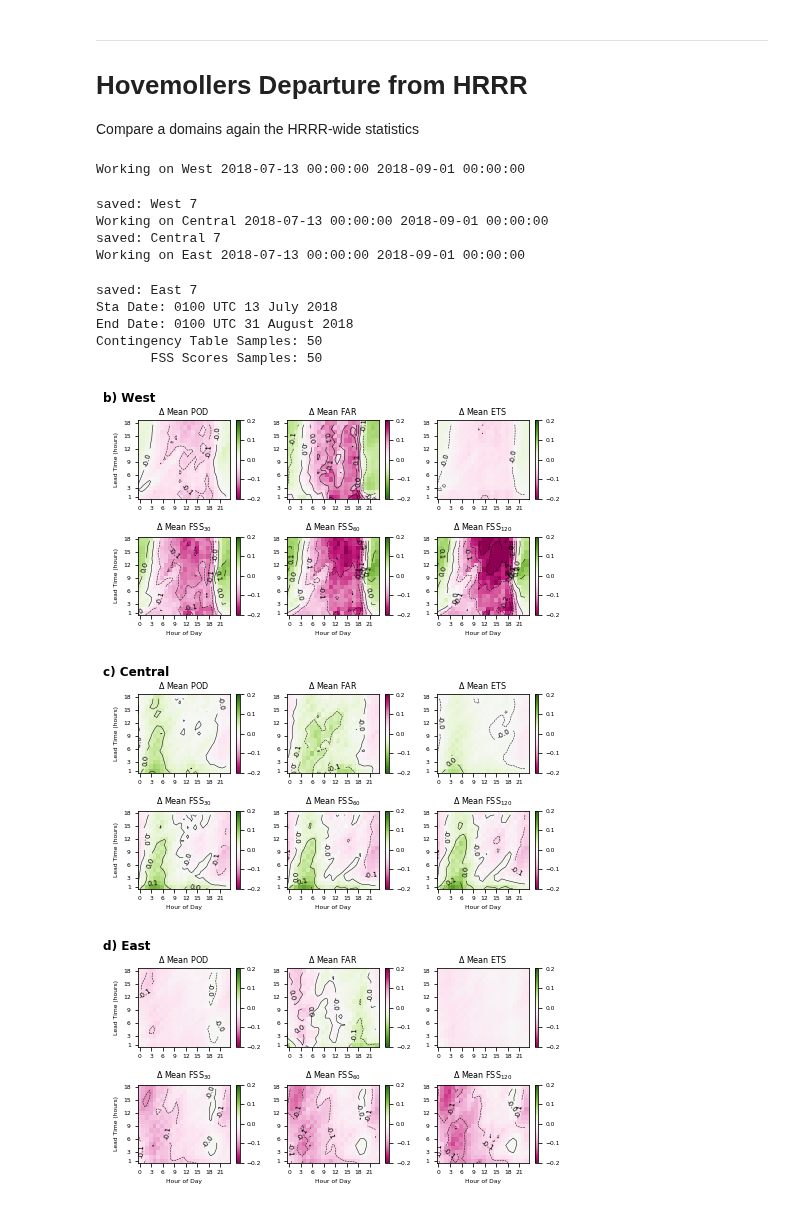
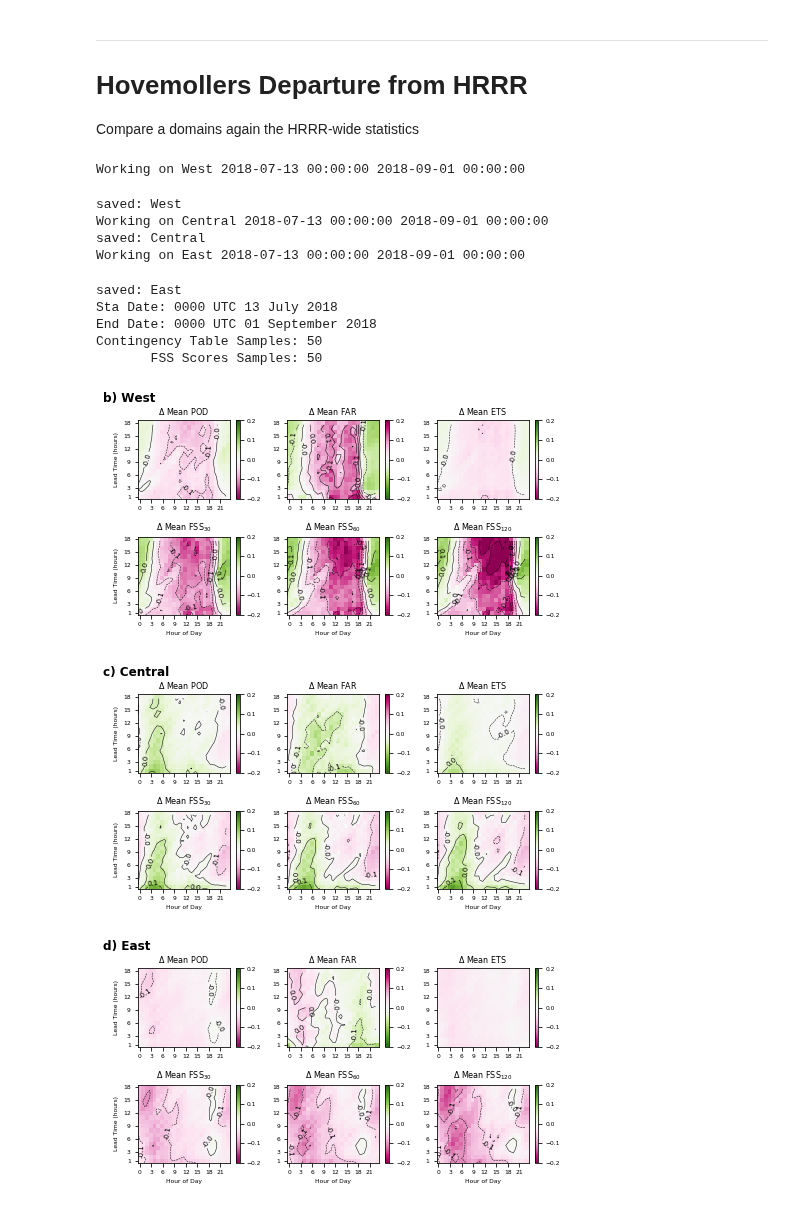
Before and after one commit to blaylockbk/pyBKB_v3, a Jupyter notebook: publications/GLM_HRRR/Fig-07_Hovmoller.ipynb, the cells around one changed output. Drawn from its saved outputs; the diff is of its cells as text; code cells hidden in the pictures.

```diff
--- a/publications/GLM_HRRR/Fig-07_Hovmoller.ipynb
+++ b/publications/GLM_HRRR/Fig-07_Hovmoller.ipynb
@@ -212,7 +179,7 @@ for DOMAIN, label in zip(domains, labels):
         plt.colorbar(pad=.05, ticks=np.arange(vmin, vmax+.01, .1))
 
         CS = plt.contour(range(24), range(1,19), data, colors='k', linewidths=.5, levels=np.arange(vmin-.1,vmax+1,.05))
-        plt.clabel(CS, fmt='%1.1f', fontsize=6)
+        plt.clabel(CS, fmt='%1.1f', fontsize=6, inline_spacing=1)
 
         plt.yticks(np.array([1, 3, 6, 9, 12, 15, 18])+.5, [1, 3, 6, 9, 12, 15, 18])
         plt.xticks(np.arange(0,24,3)+.5, range(0,24,3), )
@@ -229,13 +196,13 @@ for DOMAIN, label in zip(domains, labels):
     fig.tight_layout()
 
     plt.savefig('./figs/Fig-07%s_HOV_skill_%s.png' % (label[0],DOMAIN))
-    print('saved:', DOMAIN, MONTH)
+    print('saved:', DOMAIN)
 
     #if DOMAIN != 'HRRR':
     #    plt.close()
 
-print('Sta Date:', DATES[0].strftime('%H%M UTC %d %B %Y'))
-print('End Date:', DATES[-1].strftime('%H%M UTC %d %B %Y'))
+print('Sta Date:', sDATE.strftime('%H%M UTC %d %B %Y'))
+print('End Date:', eDATE.strftime('%H%M UTC %d %B %Y'))
 
 # Numnber of samples
 print('Contingency Table Samples:', len(CT['DATES']))
@@ -304,45 +271,45 @@ for DOMAIN, label in zip(domains, labels):
         plt.colorbar(pad=.05, ticks=np.arange(vmin, vmax+.01, .1))
 
         CS = plt.contour(range(24), range(1,19), data, colors='k', linewidths=.5, levels=np.arange(vmin-.1,vmax+1,.05))
-        plt.clabel(CS, fmt='%1.1f', fontsize=7)
+        plt.clabel(CS, fmt='%1.1f', fontsize=7, inline_spacing=1)
 
         plt.yticks(np.array([1, 3, 6, 9, 12, 15, 18])+.5, [1, 3, 6, 9, 12, 15, 18])
         plt.xticks(np.arange(0,24,3)+.5, range(0,24,3), )
 
         if ax in [0, 3]:
             plt.ylabel('Lead Time (hours)')
 
         if ax in [3, 4, 5]:
             plt.xlabel('Hour of Day')
 
         plt.title(r'$\Delta$ Mean %s' % name)
 
     plt.suptitle('%s %s' % (label, DOMAIN), y=1.01, x=0, ha='left', fontsize=12)
     fig.tight_layout()
 
     plt.savefig('./figs/Fig-07%s_HOV_skill_%s_DIFF.png' % (label[0],DOMAIN))
-    print('saved:', DOMAIN, MONTH)
+    print('saved:', DOMAIN)
 
     #if DOMAIN != 'HRRR':
     #    plt.close()
 
-print('Sta Date:', DATES[0].strftime('%H%M UTC %d %B %Y'))
-print('End Date:', DATES[-1].strftime('%H%M UTC %d %B %Y'))
+print('Sta Date:', sDATE.strftime('%H%M UTC %d %B %Y'))
+print('End Date:', eDATE.strftime('%H%M UTC %d %B %Y'))
 
 # Numnber of samples
 print('Contingency Table Samples:', len(CT['DATES']))
 print('       FSS Scores Samples:', len(FSS[10]['DATES']))
 # %% [output]
 Working on West 2018-07-13 00:00:00 2018-09-01 00:00:00
-saved: West 7
+saved: West
 Working on Central 2018-07-13 00:00:00 2018-09-01 00:00:00
-saved: Central 7
+saved: Central
 Working on East 2018-07-13 00:00:00 2018-09-01 00:00:00
-saved: East 7
-Sta Date: 0100 UTC 13 July 2018
-End Date: 0100 UTC 31 August 2018
+saved: East
+Sta Date: 0000 UTC 13 July 2018
+End Date: 0000 UTC 01 September 2018
 Contingency Table Samples: 50
        FSS Scores Samples: 50
-[figure, old version]
+[figure, new version]
-[figure, old version]
+[figure, new version]
-[figure, old version]
+[figure, new version]
```
Also changed, not shown: parts of 3 cells of this notebook, 13 other files.
